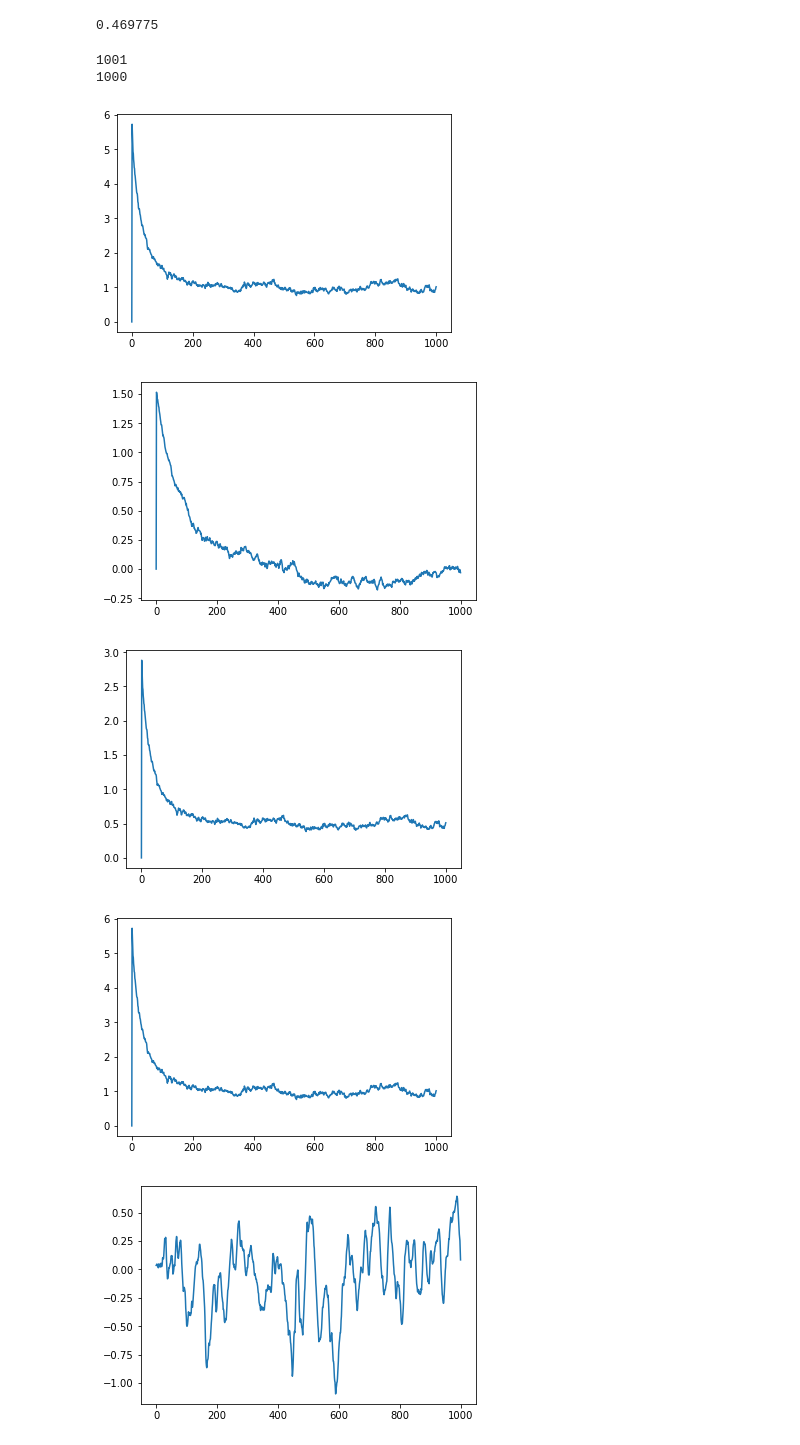
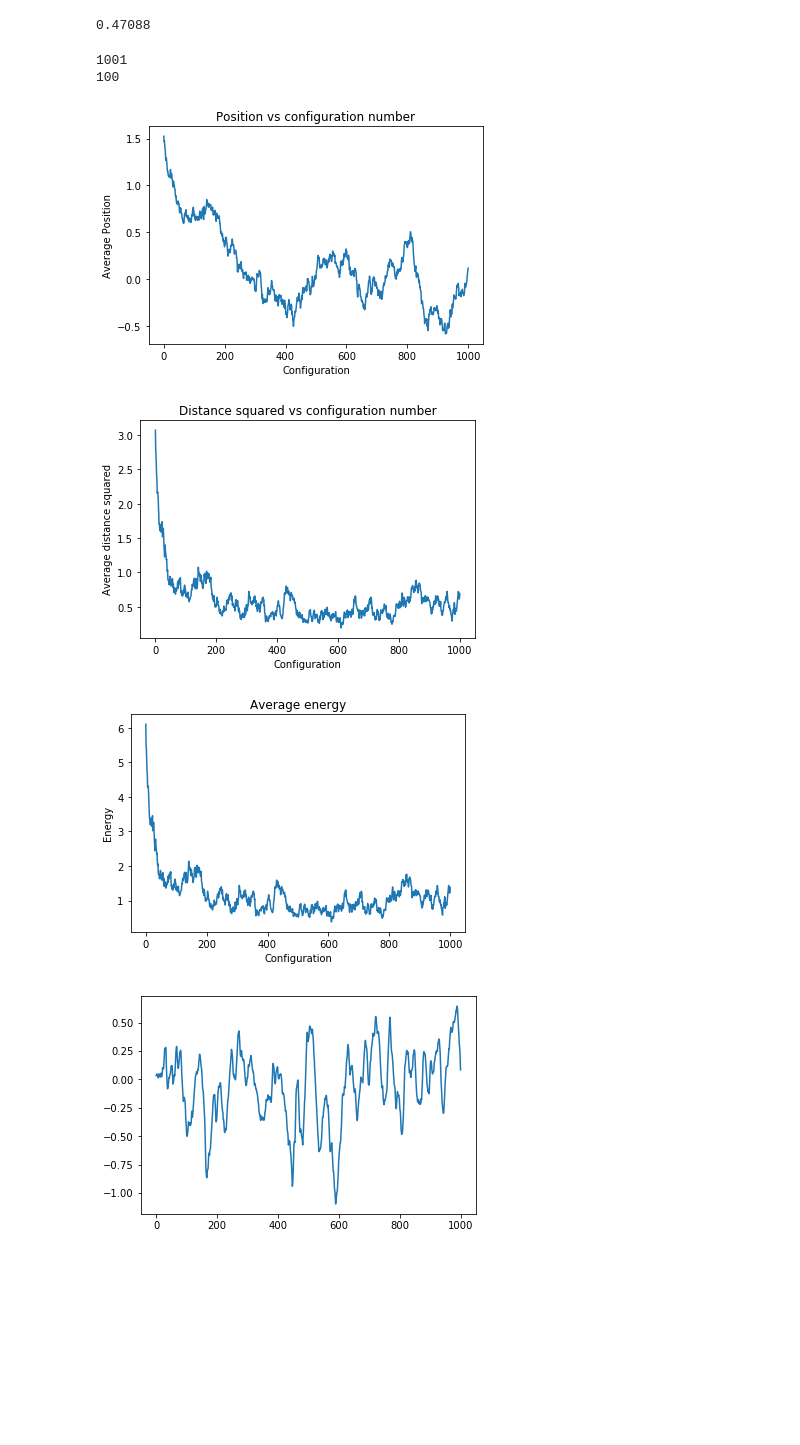
Before and after one commit to willrobs/ph353a3, a Jupyter notebook: Metropolis Algorithm.ipynb, the cells around one changed output. Saved outputs shown, nothing was run; the diff lists cells and outputs as text; code cells hidden in the pictures; blank space fills up the shorter version.

```diff
--- a/Metropolis Algorithm.ipynb
+++ b/Metropolis Algorithm.ipynb
@@ -5,8 +5,9 @@ import matplotlib.pyplot as plt
 mu=1.41
 m=0.5
 a=0.1
-niter=1000
+niter=int(100/a)
 step=1
+points=100
 
 c1=m/a
 c2=(a*(mu**2))/2
@@ -22,24 +23,26 @@ def daction(x1,x,xm1,xp):
 
     return delta_s
 
-state=3*np.random.random_sample((niter,))
-sum_pos=state
-sum_pos2=state**2
-num_el=state.size
+state=3*np.random.random_sample((points,))
 
 avg_pos=0*np.random.random_sample((niter+1,))
 avg_pos2=0*np.random.random_sample((niter+1,))
+
+for h in state:
+        avg_pos[0]=avg_pos[0]+h
+        avg_pos2[0]=avg_pos2[0]+h**2
+
 
 
 
 for m in range(niter):
 
 
-    for n in range(num_el):
+    for n in range(points):
 
         x_t=(np.random.uniform((state[n]-step), (state[n]+step)))
         if n==0:
-            delta=daction(state[n+1],state[n],state[num_el-1],x_t)
+            delta=daction(state[n+1],state[n],state[points-1],x_t)
 
             if np.exp(-delta)> (np.random.uniform(0,1)):
                 np.put(state,[n],[x_t])
@@ -47,7 +50,7 @@ for m in range(niter):
             else:
                 pass
 
-        elif n==(num_el-1):
+        elif n==(points-1):
             delta=daction(state[0],state[n],state[n-1],x_t)
 
             if np.exp(-delta)> (np.random.uniform(0,1)):
@@ -63,15 +66,15 @@ for m in range(niter):
                 num_accept=num_accept+1
             else:
                 pass
-    sum_pos=sum_pos+state
-    sum_pos2=sum_pos2+state**2
+    #sum_pos=sum_pos+state
+    #sum_pos2=sum_pos2+state**2
 
     for h in state:
         avg_pos[m+1]=avg_pos[m+1]+h
         avg_pos2[m+1]=avg_pos2[m+1]+h**2
 
-avg_pos=avg_pos/niter
-avg_pos2=avg_pos2/niter
+avg_pos=avg_pos/points
+avg_pos2=avg_pos2/points
 
 
 
@@ -82,46 +85,54 @@ avg_pos2=avg_pos2/niter
 
 
 
-print(num_accept/(niter*num_el))
+print(num_accept/(niter*points))
 #print(sum_pos/niter)
 #print(sum_pos2/niter)
 # %% [output]
-0.469775
+0.47088
 # %%
 #plt.figure(1)
 time=np.arange(niter+1)
 print(time.size)
 print(sum_pos.size)
 #plt.plot(time, x_pos)
 #plt.show()
 
 #plt.figure(1)
 #plt.plot(time, sum_pos/niter)
 #plt.show()
 
 #plt.figure(2)
 #plt.plot(time, sum_pos2/niter)
 #plt.axis([0,120,0,max(x_pos2)])
 #plt.show()
 
 plt.figure(3)
+plt.xlabel('Configuration')
+plt.ylabel('Average Position')
+plt.title('Position vs configuration number')
 plt.plot(time, avg_pos)
 plt.show()
 
 plt.figure(4)
+plt.xlabel('Configuration')
+plt.ylabel('Average distance squared')
+plt.title('Distance squared vs configuration number')
 plt.plot(time, avg_pos2)
 plt.show()
 
 plt.figure(5)
+plt.xlabel('Configuration')
+plt.ylabel('Energy')
+plt.title('Average energy')
 plt.plot(time, (mu**2)*avg_pos2)
 plt.show()
 # %% [output]
 1001
-1000
+100
-[figure, old version]
+[figure, new version]
-[figure, old version]
+[figure, new version]
-[figure, old version]
+[figure, new version]
-[figure, removed]
 # %%
 plt.figure(1)
 plt.plot(time, sum_pos/niter)
```
Also changed, not shown: parts of 1 cell of this notebook.
